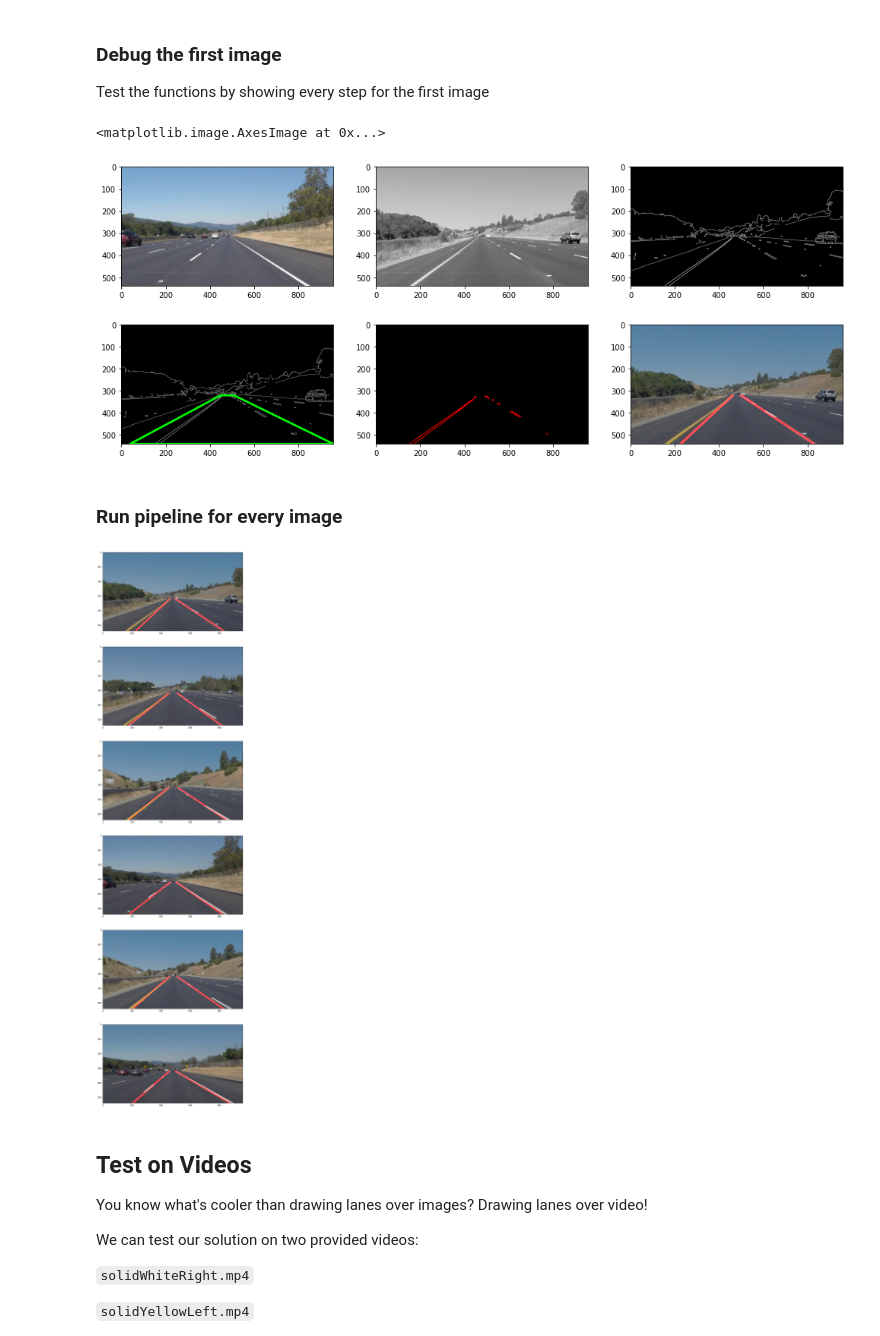
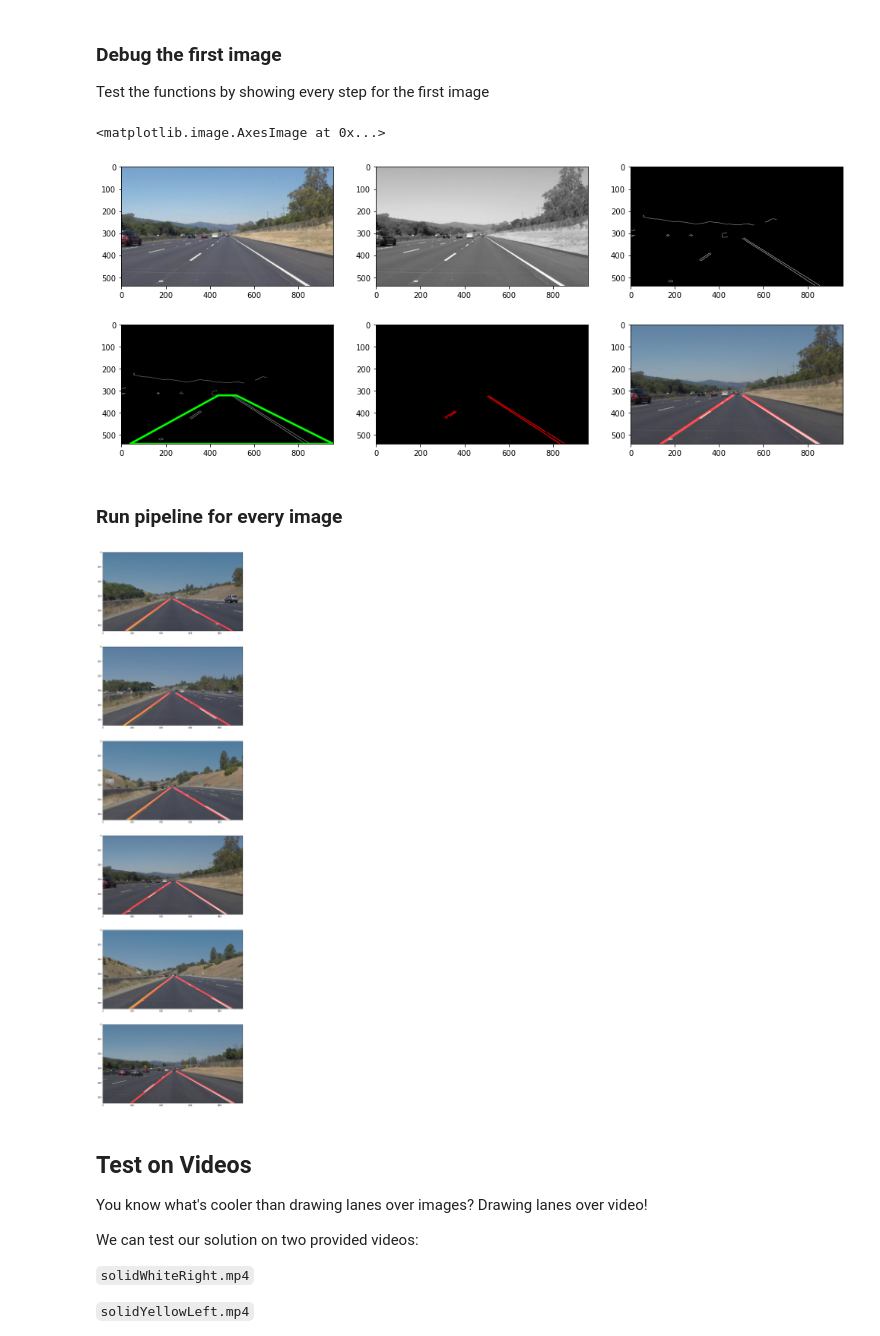
Before and after one commit to matiaslgh/CarND-LaneLines-P1, a Jupyter notebook: P1.ipynb, the cells around one changed output. Drawn from its saved outputs; the diff is of its cells as text; code cells hidden in the pictures.

Commit message:
Fix get_line_with_closest_slope + tweak params

```diff
--- a/P1.ipynb
+++ b/P1.ipynb
@@ -199,7 +199,7 @@ def get_average_slopes(lines_list):
         else:
             positive.append(slope)
 
-    return np.average(positive), np.average(negative)
+    return np.median(positive), np.median(negative)
 
 def get_line_with_closest_slope(lines_list, target_slope):
     """
@@ -215,7 +215,7 @@ def get_line_with_closest_slope(lines_list, target_slope):
             slope_diff = target_slope - slope
         else:
             slope_diff = slope - target_slope
-        if min_slope_diff == None or slope_diff < min_slope_diff:
+        if min_slope_diff == None or abs(slope_diff) < abs(min_slope_diff):
             min_slope_diff = slope_diff
             min_slope_diff_line = (x1, y1, x2, y2)
 
@@ -251,7 +251,7 @@ def extrapolate_line(start_y, end_y, line):
 # %% [markdown]
 ### Main functions to run the pipeline
 # %%
-GAUSSIAN_BLUR_KERNEL_SIZE = 5
+GAUSSIAN_BLUR_KERNEL_SIZE = 15
 CANNY_LOW_TRESHOLD = 50
 CANNY_HIGH_TRESHOLD = 150
 HOUGH_RHO = 1
@@ -281,8 +281,8 @@ def get_vertices(image):
     Get vertices already configured
     """
     bottom_left_point = (40, image.shape[0])
-    top_left_point = (image.shape[1] / 2 - 30, image.shape[0] / 2 + 50)
-    top_right_point = (image.shape[1] / 2 + 30, image.shape[0] / 2 + 50)
+    top_left_point = (image.shape[1] / 2 - 40, image.shape[0] / 2 + 50)
+    top_right_point = (image.shape[1] / 2 + 40, image.shape[0] / 2 + 50)
     bottom_right_point = (image.shape[1], image.shape[0])
 
     return np.array([[bottom_left_point, top_left_point, top_right_point, bottom_right_point]], dtype=np.int32)
@@ -343,35 +343,35 @@ Test the functions by showing every step for the first image
 f, axarr = plt.subplots(2,3)
 f.set_figheight(7)
 f.set_figwidth(17)
 
-input_img = mpimg.imread('test_images/solidYellowCurve.jpg')
+input_img = mpimg.imread('test_images/solidWhiteRight.jpg')
 axarr[0,0].imshow(image)
 
 gray_img = apply_grayscale(input_img, None)
 axarr[0,1].imshow(gray_img, cmap='Greys_r')
 
 blur_gray_img = apply_gaussian_blur(gray_img, None)
 edges_img = apply_canny_edge_detection(blur_gray_img, None)
 axarr[0,2].imshow(edges_img, cmap='Greys_r')
 
 polygon_img = np.dstack((edges_img, edges_img, edges_img))
 vertices = get_vertices(polygon_img)
 cv2.polylines(polygon_img, vertices, True, (0,255,0), thickness=8)
 axarr[1,0].imshow(polygon_img, cmap='Greys_r')
 
 edges_of_interest_img = apply_region_of_interest(edges_img, None)
 
 lines_list = apply_hough_lines(edges_of_interest_img)
 lines_img = np.zeros((edges_of_interest_img.shape[0], edges_of_interest_img.shape[1], 3), dtype=np.uint8)
 draw_lines(lines_img, lines_list)
 axarr[1,1].imshow(lines_img, cmap='Greys_r')
 
 end_img = apply_extrapolated_hough_lines(edges_of_interest_img, input_img)
 
 axarr[1,2].imshow(end_img, cmap='Greys_r')
 # %% [output]
 <matplotlib.image.AxesImage at 0x...>
-[figure, old version]
+[figure, new version]
 # %% [markdown]
 ### Run pipeline for every image
 # %%
@@ -382,9 +382,8 @@ f, axarr = plt.subplots(len(image_name_list))
 f.set_figheight(50)
 f.set_figwidth(50)
 
-for index, image_name in enumerate(image_name_list):
-    image = mpimg.imread('test_images/' + image_name)
-    result = run_pipeline(image, [
+def detect_lane_lines(image):
+    return run_pipeline(image, [
         apply_grayscale,
         apply_gaussian_blur,
         apply_canny_edge_detection,
@@ -392,10 +391,14 @@ for index, image_name in enumerate(image_name_list):
         apply_extrapolated_hough_lines
     ])
 
+for index, image_name in enumerate(image_name_list):
+    image = mpimg.imread('test_images/' + image_name)
+    result = detect_lane_lines(image)
+
     mpimg.imsave('test_images_output/' + image_name, result)
     axarr[index].imshow(result)
 # %% [output]
-[figure, old version]
+[figure, new version]
 # %% [markdown]
 ## Test on Videos
 
```
Also changed, not shown: parts of 7 cells of this notebook, 7 other files.
